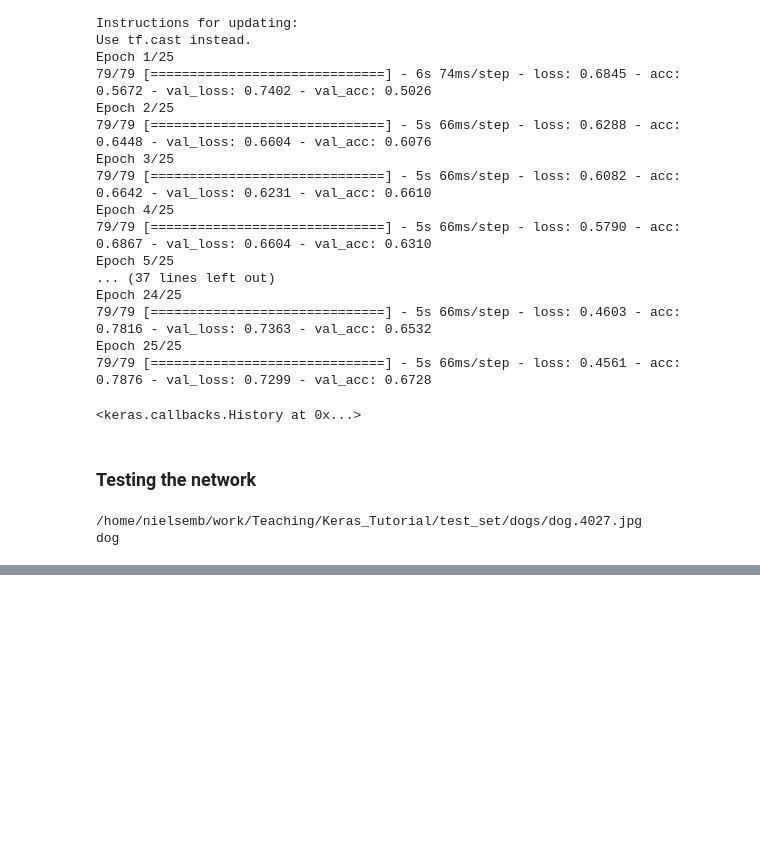
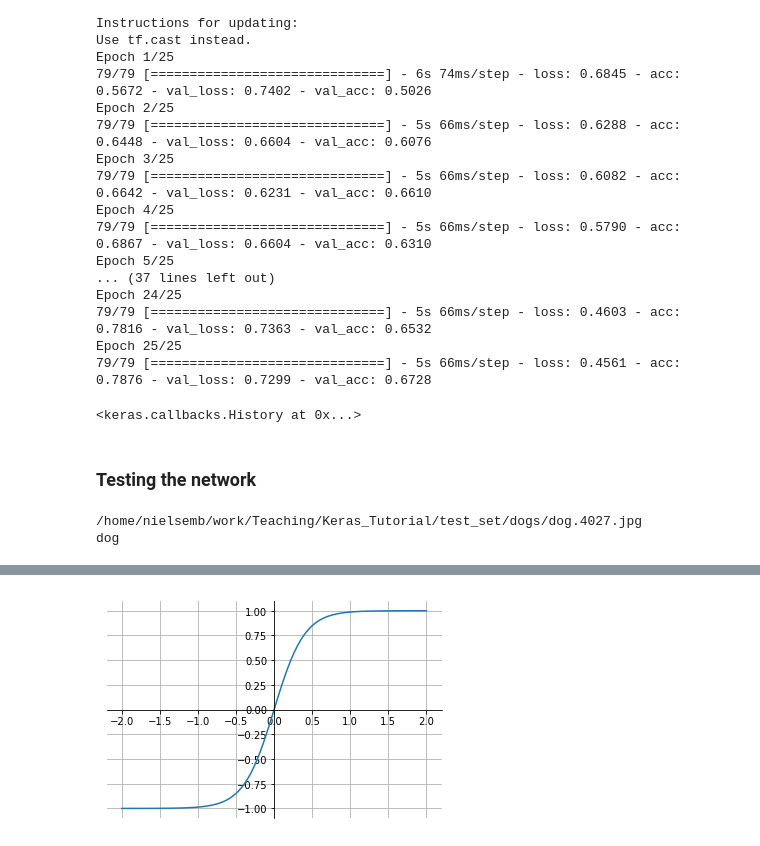
Before and after one commit to exr007/Kerastutorial, a Jupyter notebook: Keras_tutorial.ipynb, the cells around one changed output, grey strips where cells are left out. Drawn from its saved outputs; the diff is of its cells as text; code cells hidden in the pictures; blank space fills up the shorter version.

```diff
--- a/Keras_tutorial.ipynb
+++ b/Keras_tutorial.ipynb
@@ -188,0 +277,5 @@ dog
+# %%
+A = (np.exp(x) - np.exp(-x)) / (np.exp(x) + np.exp(-x))
+plot_activation(A)
+# %% [output]
+[figure, added]
```
Also changed, not shown: parts of 27 cells of this notebook.
